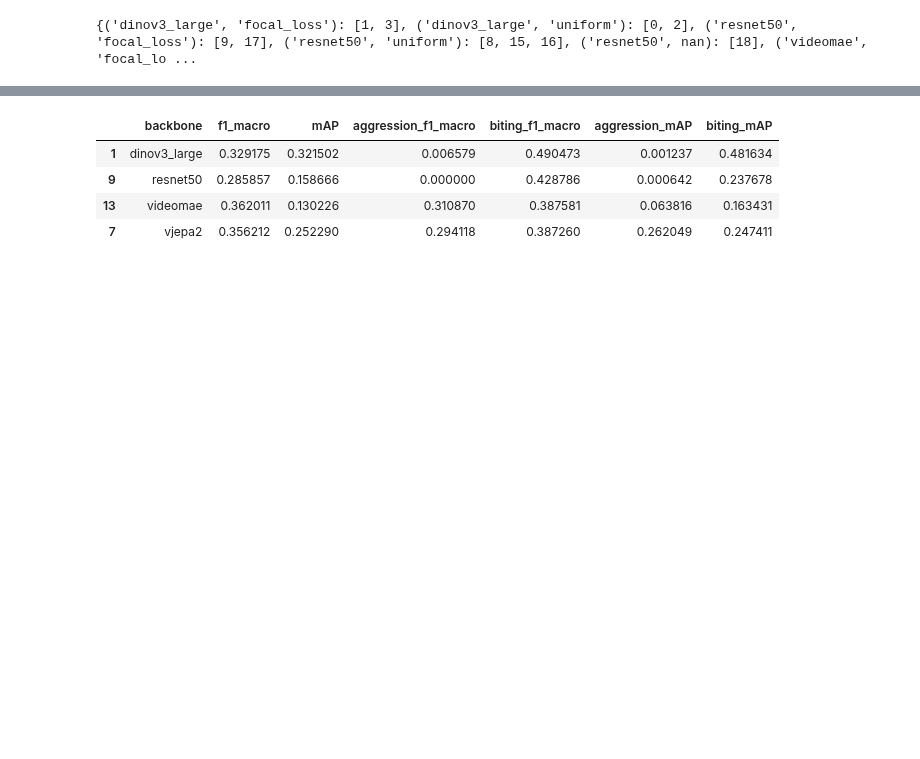
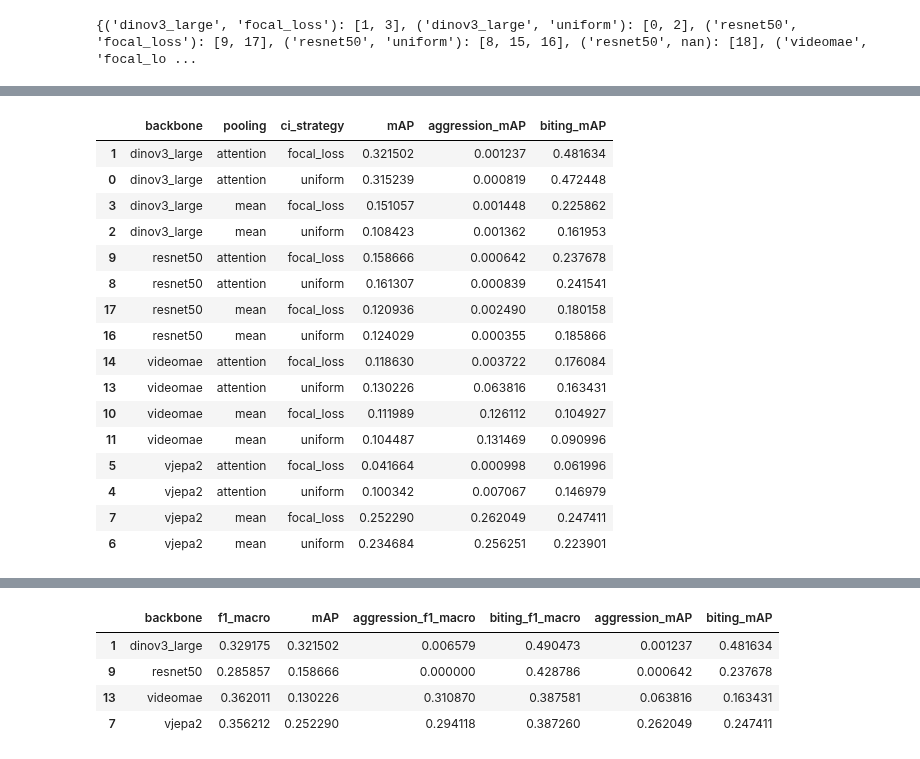
Before and after one commit to team-wildfin/wildfin-mini, a Jupyter notebook: analysis/fulltune.ipynb, the cells around one changed output, grey strips where cells are left out. Saved outputs shown, nothing was run; the diff lists cells and outputs as text; code cells hidden in the pictures; blank space fills up the shorter version.

```diff
--- a/analysis/fulltune.ipynb
+++ b/analysis/fulltune.ipynb
@@ -67,0 +106,20 @@ ff.groupby(['backbone', 'ci_strategy']).groups
+# %%
+get_full_table(cc, coralcam_groups, "mAP")
+# %% [output]
+|  | backbone | pooling | ci_strategy | mAP | aggression_mAP | biting_mAP |
+| 1 | dinov3_large | attention | focal_loss | 0.321502 | 0.001237 | 0.481634 |
+| 0 | dinov3_large | attention | uniform | 0.315239 | 0.000819 | 0.472448 |
+| 3 | dinov3_large | mean | focal_loss | 0.151057 | 0.001448 | 0.225862 |
+| 2 | dinov3_large | mean | uniform | 0.108423 | 0.001362 | 0.161953 |
+| 9 | resnet50 | attention | focal_loss | 0.158666 | 0.000642 | 0.237678 |
+| 8 | resnet50 | attention | uniform | 0.161307 | 0.000839 | 0.241541 |
+| 17 | resnet50 | mean | focal_loss | 0.120936 | 0.002490 | 0.180158 |
+| 16 | resnet50 | mean | uniform | 0.124029 | 0.000355 | 0.185866 |
+| 14 | videomae | attention | focal_loss | 0.118630 | 0.003722 | 0.176084 |
+| 13 | videomae | attention | uniform | 0.130226 | 0.063816 | 0.163431 |
+| 10 | videomae | mean | focal_loss | 0.111989 | 0.126112 | 0.104927 |
+| 11 | videomae | mean | uniform | 0.104487 | 0.131469 | 0.090996 |
+| 5 | vjepa2 | attention | focal_loss | 0.041664 | 0.000998 | 0.061996 |
+| 4 | vjepa2 | attention | uniform | 0.100342 | 0.007067 | 0.146979 |
+| 7 | vjepa2 | mean | focal_loss | 0.252290 | 0.262049 | 0.247411 |
+| 6 | vjepa2 | mean | uniform | 0.234684 | 0.256251 | 0.223901 |
```
Also changed, not shown: parts of 5 cells of this notebook.
